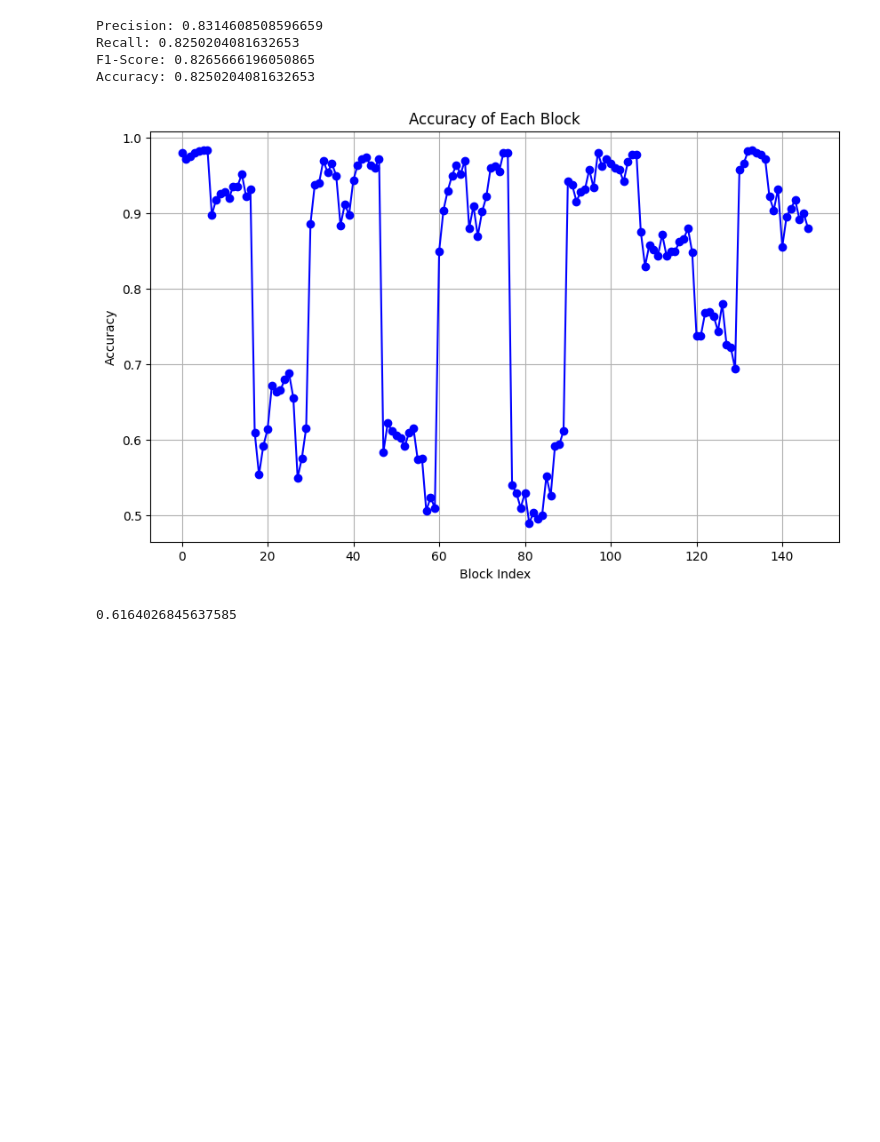
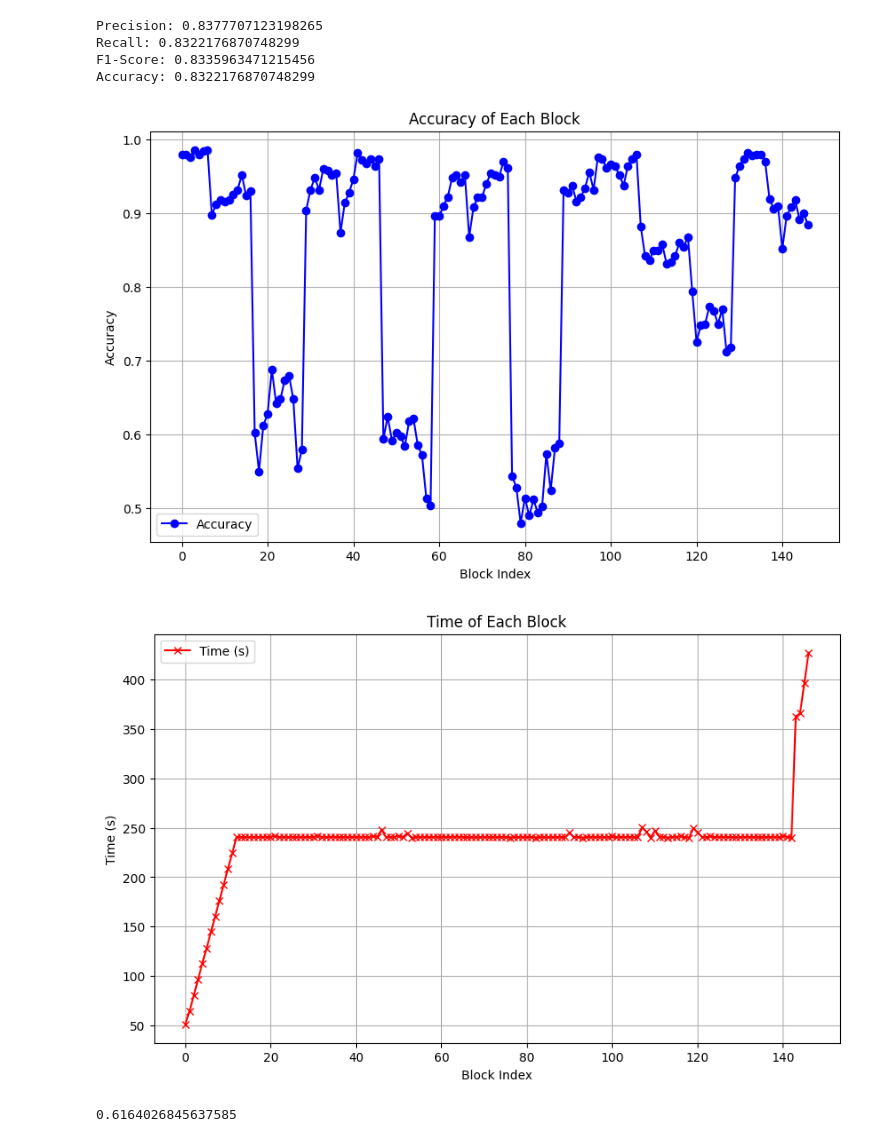
Before and after one commit to Vuminhnhat11224897/Group9ML1, a Jupyter notebook: FPLO_SEA1.ipynb, the cells around one changed output. Drawn from its saved outputs; the diff is of its cells as text; code cells hidden in the pictures; blank space fills up the shorter version.

```diff
--- a/FPLO_SEA1.ipynb
+++ b/FPLO_SEA1.ipynb
@@ -50,9 +41,5 @@ def create_datastream(data, batch_size):
 # %%
 def train_random_forest_classifier(X, y, n_estimators=50):
-    """
-    Huấn luyện bộ phân loại Random forest trên dữ liệu X, y.
-    n_estimators: Số lượng cây trong Random forest.
-    """
-    rf = RandomForestClassifier(n_estimators=n_estimators)
+    rf = RandomForestClassifier(n_estimators=n_estimators, n_jobs=-1)
     rf.fit(X, y)
     return rf
@@ -103,15 +105,17 @@ def tendency_prediction(probability_list, Y, epsilon=0.01):
     - Ps: Lớp dự đoán cho mẫu
     """
     predicted_probabilities = []
-    for i in range(len(Y)):
-        li = probability_list[i]
+
+    for i, li in enumerate(probability_list):
         x = np.arange(1, len(li) + 1)
-        y = np.array(li)
+        y = np.array(li[::-1])  # Reverse the order of li
         slope, intercept = linear_regression(x, y)
         next_value = slope * (len(li) + 2) + intercept
-        li.insert(0, next_value)
-        weighted_prob = sum([li[x - 1] * (1 + x * epsilon) for x in range(1, len(li) + 1)]) / len(li)
+        li = [next_value] + li  # Thêm giá trị dự đoán tiếp theo vào đầu danh sách
+        weights = 1 - np.arange(1, len(li) + 1) * epsilon
+        weighted_prob = np.dot(li, weights) / len(li)
         predicted_probabilities.append(weighted_prob)
+
     Ps = Y[np.argmax(predicted_probabilities)]
 
     return Ps
@@ -122,8 +126,11 @@ def process_data_stream(S, m, k, unique_labels):
     predicted_labels = []
     pre = []
     block_accuracies = []  # Danh sách để lưu trữ độ chính xác của từng block
+    block_times = []  # Danh sách để lưu trữ thời gian xử lý của từng block
 
     for i in range(len(S) - 1):
+        start_time = time.time()  # Bắt đầu tính thời gian cho block
+
         Bi = S[i]
         block_predictions = []
         X = Bi.iloc[:, :-1]
@@ -145,40 +152,56 @@ def process_data_stream(S, m, k, unique_labels):
 
         # Tính toán độ chính xác cho block hiện tại
         block_accuracy = accuracy_score(true_labels[-len(Bi_1):], predicted_labels[-len(Bi_1):])
         block_accuracies.append(block_accuracy)
 
+        end_time = time.time()  # Kết thúc tính thời gian cho block
+        elapsed_time = end_time - start_time
+        block_times.append(elapsed_time)
+
     precision = precision_score(true_labels, predicted_labels, average='weighted')
     recall = recall_score(true_labels, predicted_labels, average='weighted')
     f1 = f1_score(true_labels, predicted_labels, average='weighted')
     accuracy = accuracy_score(true_labels, predicted_labels)
 
     print(f"Precision: {precision}")
     print(f"Recall: {recall}")
     print(f"F1-Score: {f1}")
     print(f"Accuracy: {accuracy}")
 
     # Trực quan hóa độ chính xác của từng block
     plt.figure(figsize=(10, 6))
-    plt.plot(block_accuracies, marker='o', linestyle='-', color='b')
+    plt.plot(block_accuracies, marker='o', linestyle='-', color='b', label='Accuracy')
     plt.title('Accuracy of Each Block')
     plt.xlabel('Block Index')
     plt.ylabel('Accuracy')
+    plt.legend()
+    plt.grid(True)
+    plt.show()
+
+    # Trực quan hóa thời gian của từng block
+    plt.figure(figsize=(10, 6))
+    plt.plot(block_times, marker='x', linestyle='-', color='r', label='Time (s)')
+    plt.title('Time of Each Block')
+    plt.xlabel('Block Index')
+    plt.ylabel('Time (s)')
+    plt.legend()
     plt.grid(True)
     plt.show()
 
 # Main execution
-batch_size = 1000
+batch_size = 500
 S = create_datastream(df, batch_size)
 m = 15
 k = 3
 unique_labels = list(set(df.iloc[:, -1]))
 process_data_stream(S, m, k, unique_labels)
 # %% [output]
-Precision: 0.8314608508596659
-Recall: 0.8250204081632653
-F1-Score: 0.8265666196050865
-Accuracy: 0.8250204081632653
+Precision: 0.8377707123198265
+Recall: 0.8322176870748299
+F1-Score: 0.8335963471215456
+Accuracy: 0.8322176870748299
-[figure, old version]
+[figure, new version]
+[figure, added]
 # %%
 import pandas as pd
 from sklearn.ensemble import RandomForestClassifier
```
Also changed, not shown: parts of 6 cells of this notebook, 12 other files.
